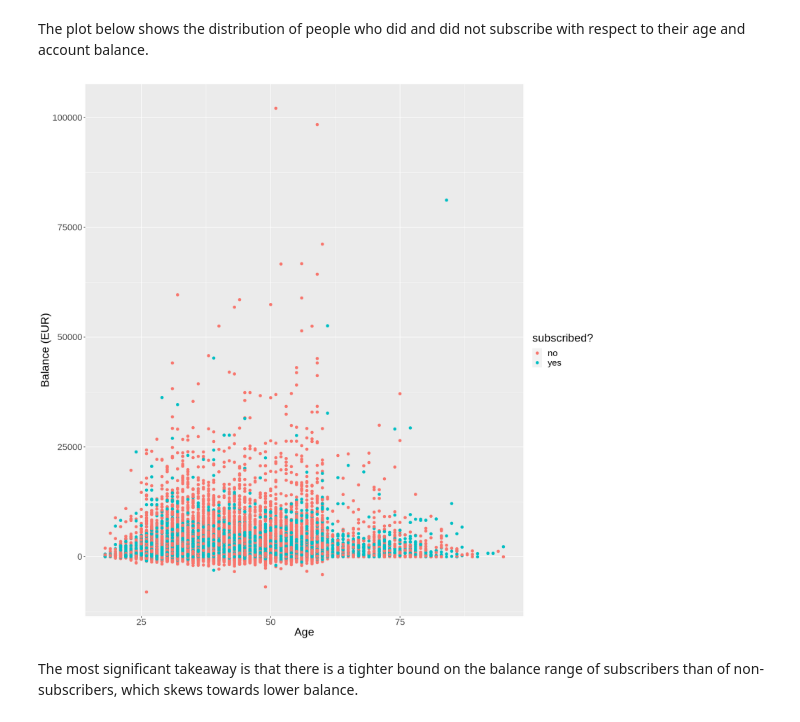
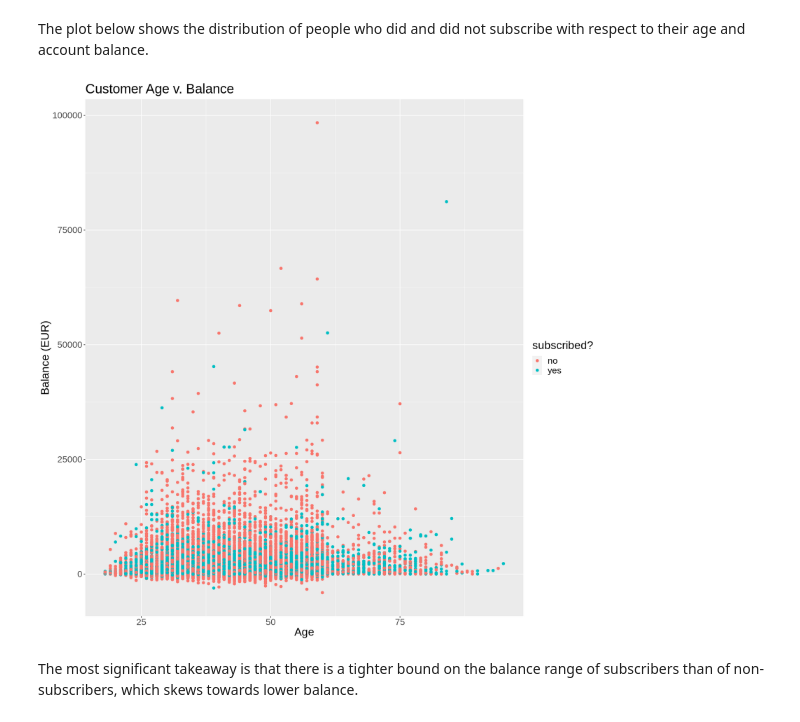
Before and after one commit to alexkhadr/Credit-Card-Project, a Jupyter notebook: proposal.ipynb, the cells around one changed output. Drawn from its saved outputs; the diff is of its cells as text; code cells hidden in the pictures.

```diff
--- a/proposal.ipynb
+++ b/proposal.ipynb
@@ -88,5 +103,5 @@ A tibble: 10 × 14
 # %%
 bank_split <- initial_split(bank_trimmed, prop = 0.75, strata = y)
-bank_train <- training(bank_split)
-bank_test <- testing(bank_split)
+bank_training <- training(bank_split)
+bank_testing <- testing(bank_split)
 # %% [markdown]
@@ -117,14 +132,15 @@ Throughout our project, we will be comparing different variables to see if the c
 The plot below shows the distribution of people who did and did not subscribe with respect to their age and account balance.
 # %%
 options(repr.plot.width=14, repr.plot.height=14)
-balance_vs_age <- bank_trimmed %>%
+balance_vs_age <- bank_training %>%
     ggplot(aes(x = age, y = balance, colour = y)) +
     labs(x = "Age", y = "Balance (EUR)", colour = 'subscribed?') +
     geom_point(size = 2) +
-    theme(text = element_text(size = 20))
+    theme(text = element_text(size = 20)) +
+    ggtitle("Customer Age v. Balance")
 balance_vs_age
 # %% [output]
-[figure, old version]
+[figure, new version]
 # %% [markdown]
 The most significant takeaway is that there is a tighter bound on the balance range of subscribers than of non-subscribers, which skews towards lower balance.
 # %% [markdown]
```
Also changed, not shown: parts of 12 cells of this notebook, 3 other files.
